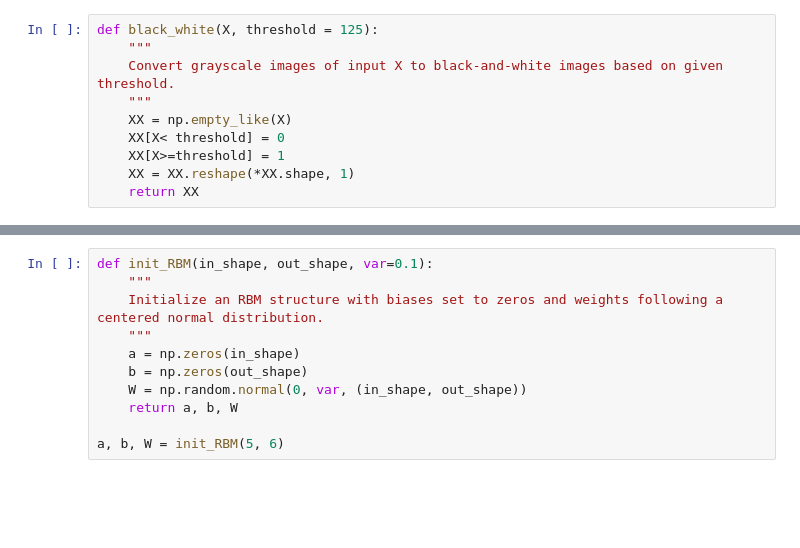
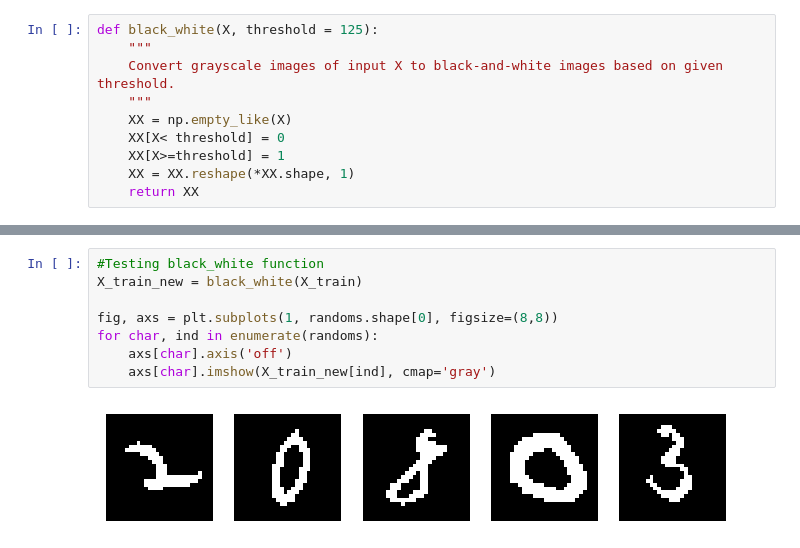
Before and after one commit to Hadiosj/Deep_Learning2, a Jupyter notebook: my_work.ipynb, the cells around one changed output, grey strips where cells are left out. Drawn from its saved outputs; the diff is of its cells as text; blank space fills up the shorter version.

```diff
--- a/my_work.ipynb
+++ b/my_work.ipynb
@@ -70,14 +66,13 @@ plt.show()
-# %%
-def init_RBM(in_shape, out_shape, var=0.1):
-    """
-    Initialize an RBM structure with biases set to zeros and weights following a centered normal distribution.
-    """
-    a = np.zeros(in_shape)
-    b = np.zeros(out_shape)
-    W = np.random.normal(0, var, (in_shape, out_shape))
-    return a, b, W
-
-a, b, W = init_RBM(5, 6)
+# %%
+#Testing black_white function
+X_train_new = black_white(X_train)
+
+fig, axs = plt.subplots(1, randoms.shape[0], figsize=(8,8))
+for char, ind in enumerate(randoms):
+    axs[char].axis('off')
+    axs[char].imshow(X_train_new[ind], cmap='gray')
+# %% [output]
+[figure, added]
 # %%
 def sigmoid(x):
     return 1/(1+np.exp(x))
```
Also changed, not shown: parts of 10 cells of this notebook.
